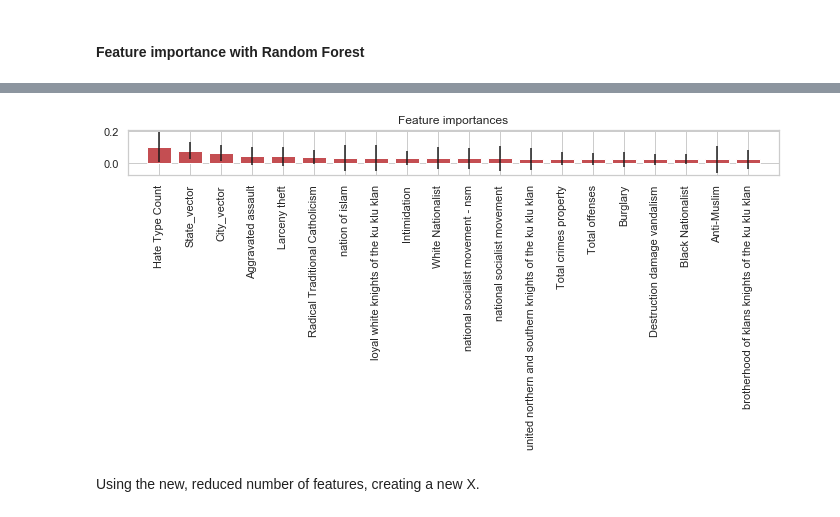
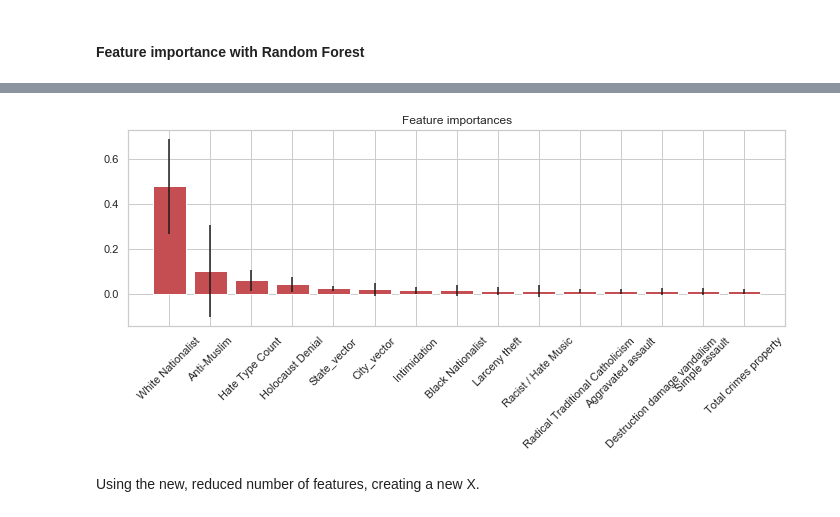
Before and after one commit to gemmaaa/capstone_projects, a Jupyter notebook: FC birlikde 1. Summary.ipynb, the cells around one changed output, grey strips where cells are left out. Saved outputs shown, nothing was run; the diff lists cells and outputs as text; code cells hidden in the pictures.

```diff
--- a/FC birlikde 1. Summary.ipynb
+++ b/FC birlikde 1. Summary.ipynb
@@ -781,3 +772,25 @@ state_totals = pd.merge(state_totals,
                             'State'])['City'].nunique().reset_index().rename(index=str,
                             columns={'City': 'Number of cities with 1+ hate groups'}),
                         on=['Year','State'])
+# %%
+# for the cumulatively largest 5 hate groups (by count) in each category,
+# binary indicators of whether or not they exist in each state
+
+# first get the names of the hate groups
+largest_five = []
+
+for htype in hatemaps['Hate Type'].unique():
+
+    templist = hatemaps[hatemaps['Hate Type'] == htype].groupby(['Group Name'])['Group Name'].count().sort_values(ascending=False).head(5).index.tolist()
+
+    for gr_name in templist:
+        # add it to the list of largest five
+        largest_five.append(gr_name)
+        # also add a column to the hatemaps
+        hatemaps[gr_name] = 0
+# %%
+# then add the names to the dataframe
+
+for i, name in enumerate(hatemaps['Group Name'].tolist()):
+    if name in largest_five:
+        hatemaps.loc[i, name] =1
@@ -784,3 +803,9 @@ state_totals = pd.merge(state_totals,
+# %%
+# add them as features to the city table as well
+
+by_city_only = pd.merge(by_city_only, hatemaps, how="outer",
+                        on=['Year','State','City']).fillna(0)
+         #left_on=['Year','State', 'Agency name']
 # %% [markdown]
 ### Feature engineering with unsupervised learning
 
@@ -972,7 +999,8 @@ I am going to use mean shift because it won't assign all points to a cluster unl
 
 outcome_vs = ['REA','Religion', 'Disability','Gender','Gender Identity', 'Sexual orientation']
 
-X = by_city_only.drop(['REA','Religion','Agency name',
+X = by_city_only.drop(['REA','Religion','Agency name', 'Group Name',
+       'Hate Type',
                        'Disability','Gender','Gender Identity',
                        'Sexual orientation', 'State', 'City',], 1).fillna(0)
 Y = by_city_only[outcome_vs].fillna(0)
@@ -1101,15 +1129,18 @@ Feature ranking:
 # %%
 # Plot the feature importances of the forest
+
+num = 15
+
 plt.figure(figsize=[10,5])
 plt.title("Feature importances")
-plt.bar(range(X_train_mo.iloc[:,:20].shape[1]), importances[indices[:20]],
-       color="r", yerr=std[indices[:20]], align="center")
-plt.xticks(range(X_train_mo.iloc[:,:20].shape[1]), name_of_cols[indices[:20]], rotation=90)
-plt.xlim([-1, X_train_mo.iloc[:,:20].shape[1]])
+plt.bar(range(X_train_mo.iloc[:,:num].shape[1]), importances[indices[:num]],
+       color="r", yerr=std[indices[:num]], align="center")
+plt.xticks(range(X_train_mo.iloc[:,:num].shape[1]), name_of_cols[indices[:num]], rotation=45)
+plt.xlim([-1, X_train_mo.iloc[:,:num].shape[1]])
 plt.tight_layout()
 plt.show()
 # %% [output]
-[figure, old version]
+[figure, new version]
 # %% [markdown]
 Using the new, reduced number of features, creating a new X.
 # %%
```
Also changed, not shown: parts of 22 cells of this notebook.
